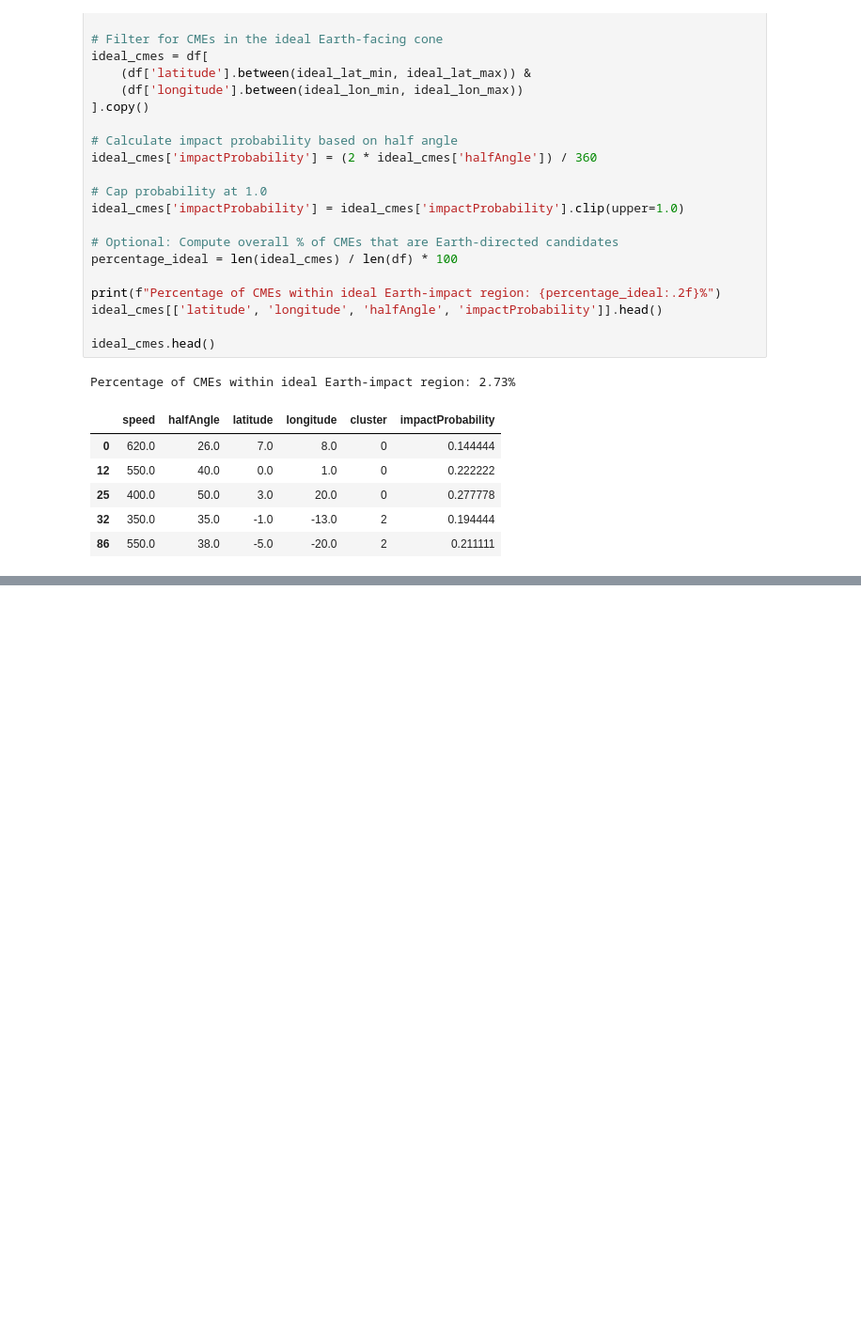
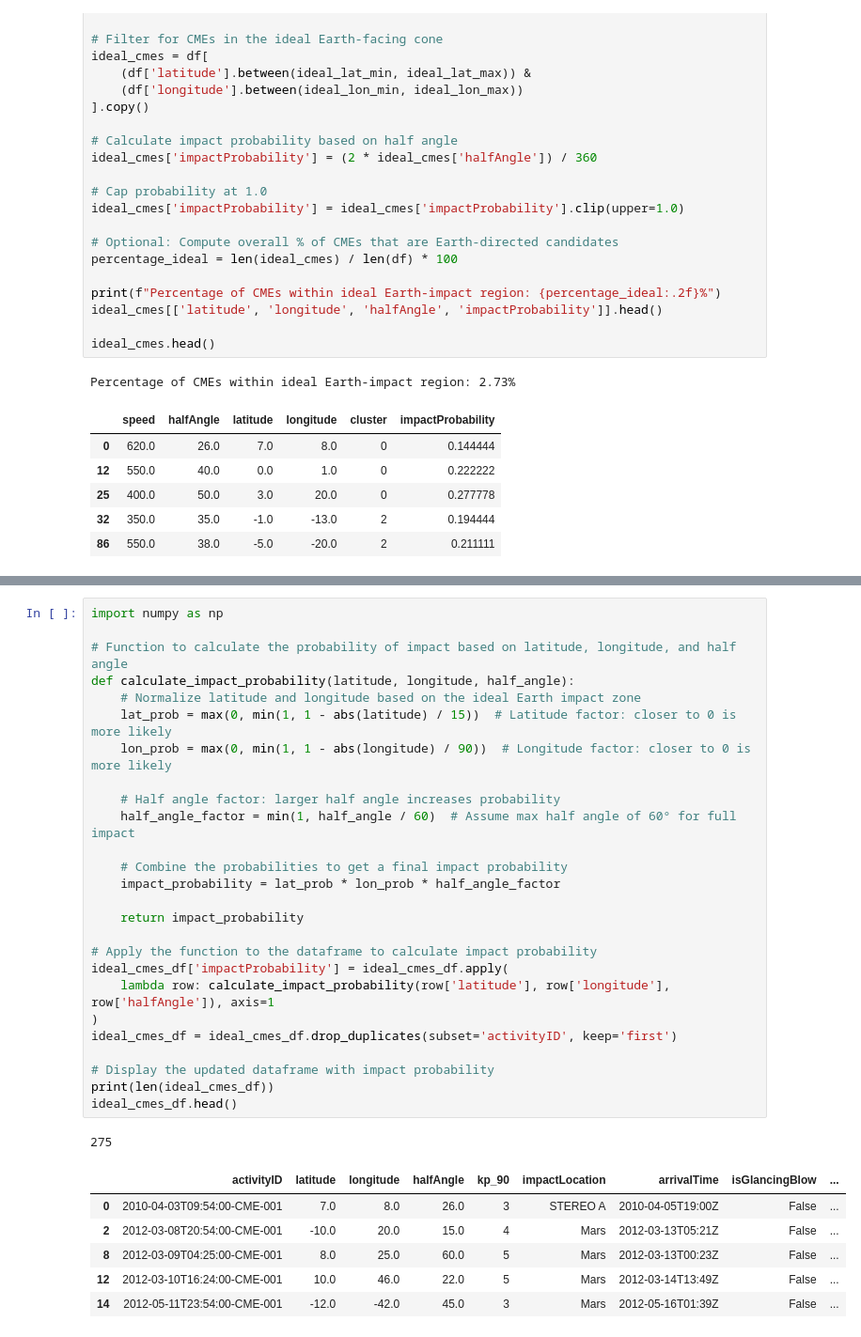
Before and after one commit to ryancmedina/project-four, a Jupyter notebook: Code/cme_earth_impact_model.ipynb, the cells around one changed output, grey strips where cells are left out. Shown: that part at 94% size. Saved outputs shown, nothing was run; the diff lists cells and outputs as text; blank space fills up the shorter version.

```diff
--- a/Code/cme_earth_impact_model.ipynb
+++ b/Code/cme_earth_impact_model.ipynb
@@ -168,0 +186,34 @@ KeyError: "['kp_90', 'impactList'] not in index"
+# %%
+import numpy as np
+
+# Function to calculate the probability of impact based on latitude, longitude, and half angle
+def calculate_impact_probability(latitude, longitude, half_angle):
+    # Normalize latitude and longitude based on the ideal Earth impact zone
+    lat_prob = max(0, min(1, 1 - abs(latitude) / 15))  # Latitude factor: closer to 0 is more likely
+    lon_prob = max(0, min(1, 1 - abs(longitude) / 90))  # Longitude factor: closer to 0 is more likely
+
+    # Half angle factor: larger half angle increases probability
+    half_angle_factor = min(1, half_angle / 60)  # Assume max half angle of 60° for full impact
+
+    # Combine the probabilities to get a final impact probability
+    impact_probability = lat_prob * lon_prob * half_angle_factor
+
+    return impact_probability
+
+# Apply the function to the dataframe to calculate impact probability
+ideal_cmes_df['impactProbability'] = ideal_cmes_df.apply(
+    lambda row: calculate_impact_probability(row['latitude'], row['longitude'], row['halfAngle']), axis=1
+)
+ideal_cmes_df = ideal_cmes_df.drop_duplicates(subset='activityID', keep='first')
+
+# Display the updated dataframe with impact probability
+print(len(ideal_cmes_df))
+ideal_cmes_df.head()
+# %% [output]
+275
+|  | activityID | latitude | longitude | halfAngle | kp_90 | impactLocation | arrivalTime | isGlancingBlow | ... |
+| 0 | 2010-04-03T09:54:00-CME-001 | 7.0 | 8.0 | 26.0 | 3 | STEREO A | 2010-04-05T19:00Z | False | ... |
+| 2 | 2012-03-08T20:54:00-CME-001 | -10.0 | 20.0 | 15.0 | 4 | Mars | 2012-03-13T05:21Z | False | ... |
+| 8 | 2012-03-09T04:25:00-CME-001 | 8.0 | 25.0 | 60.0 | 5 | Mars | 2012-03-13T00:23Z | False | ... |
+| 12 | 2012-03-10T16:24:00-CME-001 | 10.0 | 46.0 | 22.0 | 5 | Mars | 2012-03-14T13:49Z | False | ... |
+| 14 | 2012-05-11T23:54:00-CME-001 | -12.0 | -42.0 | 45.0 | 3 | Mars | 2012-05-16T01:39Z | False | ... |
```
Also changed, not shown: parts of 3 cells of this notebook.
